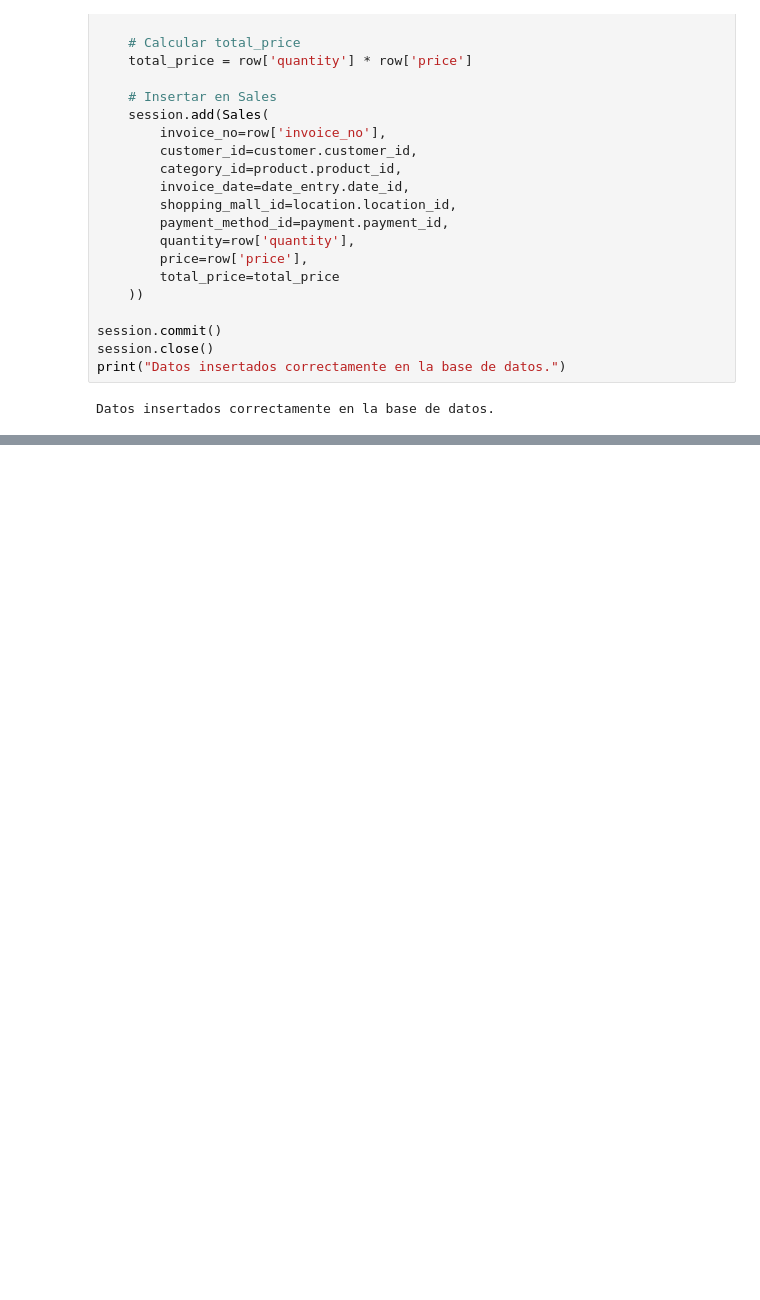
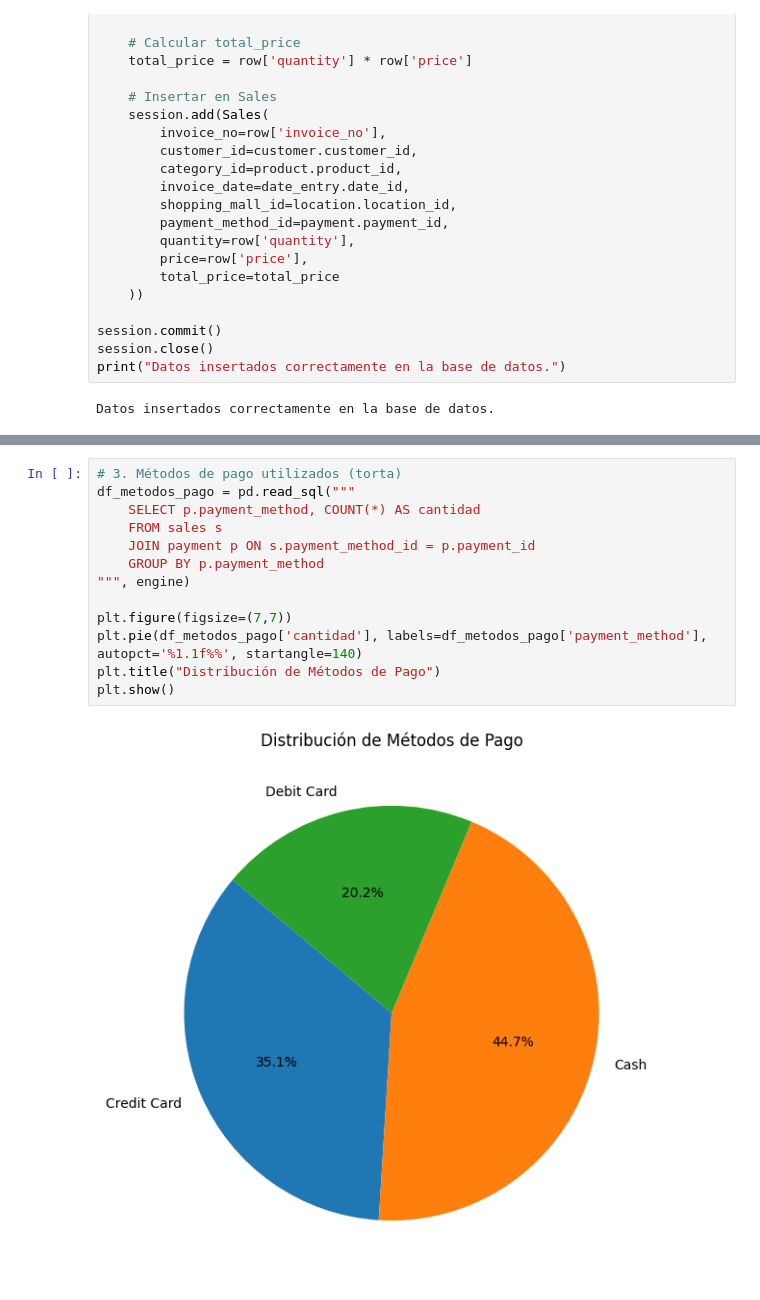
Before and after one commit to juanhcode/Customer-Shopping-Analytics, a Jupyter notebook: customerPandas.ipynb, the cells around one changed output, grey strips where cells are left out. Cells and saved outputs as stored; diff of their text form; blank space fills up the shorter version.

```diff
--- a/customerPandas.ipynb
+++ b/customerPandas.ipynb
@@ -165,0 +218,15 @@ Datos insertados correctamente en la base de datos.
+# %%
+# 3. Métodos de pago utilizados (torta)
+df_metodos_pago = pd.read_sql("""
+    SELECT p.payment_method, COUNT(*) AS cantidad
+    FROM sales s
+    JOIN payment p ON s.payment_method_id = p.payment_id
+    GROUP BY p.payment_method
+""", engine)
+
+plt.figure(figsize=(7,7))
+plt.pie(df_metodos_pago['cantidad'], labels=df_metodos_pago['payment_method'], autopct='%1.1f%%', startangle=140)
+plt.title("Distribución de Métodos de Pago")
+plt.show()
+# %% [output]
+[figure, added]
```
Also changed, not shown: parts of 7 cells of this notebook, 1 other file.
